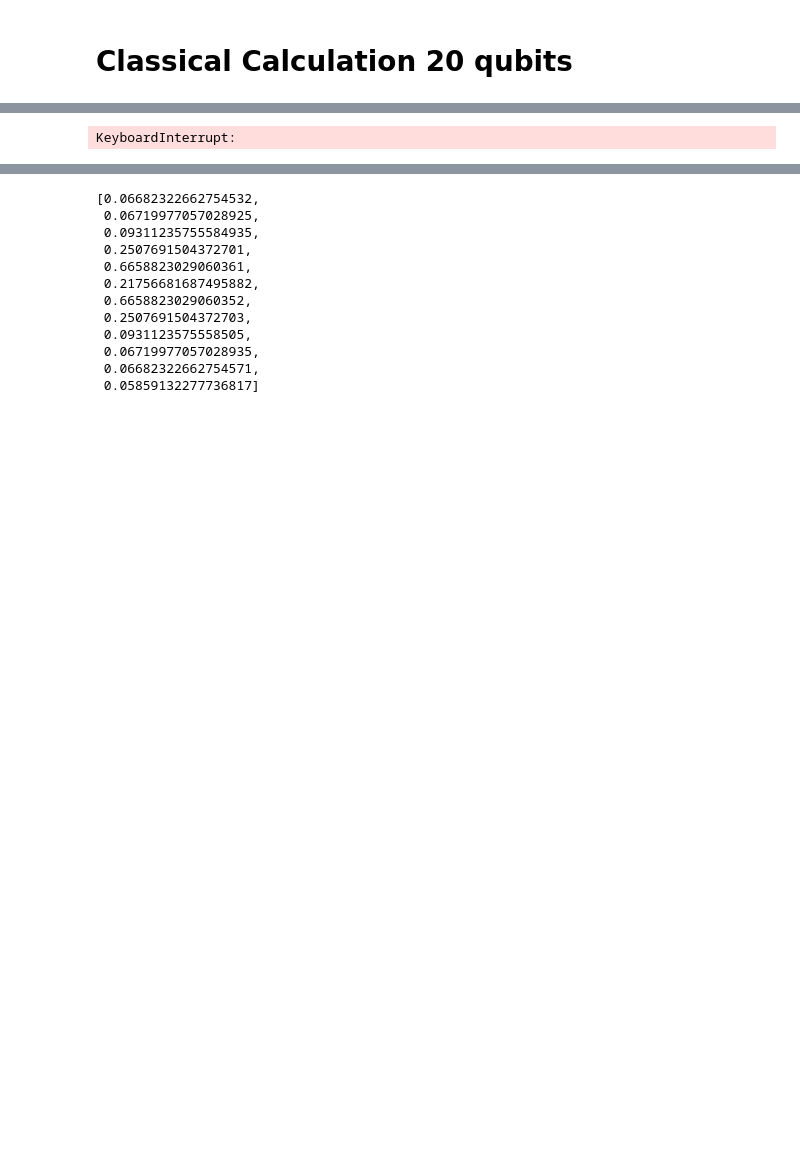
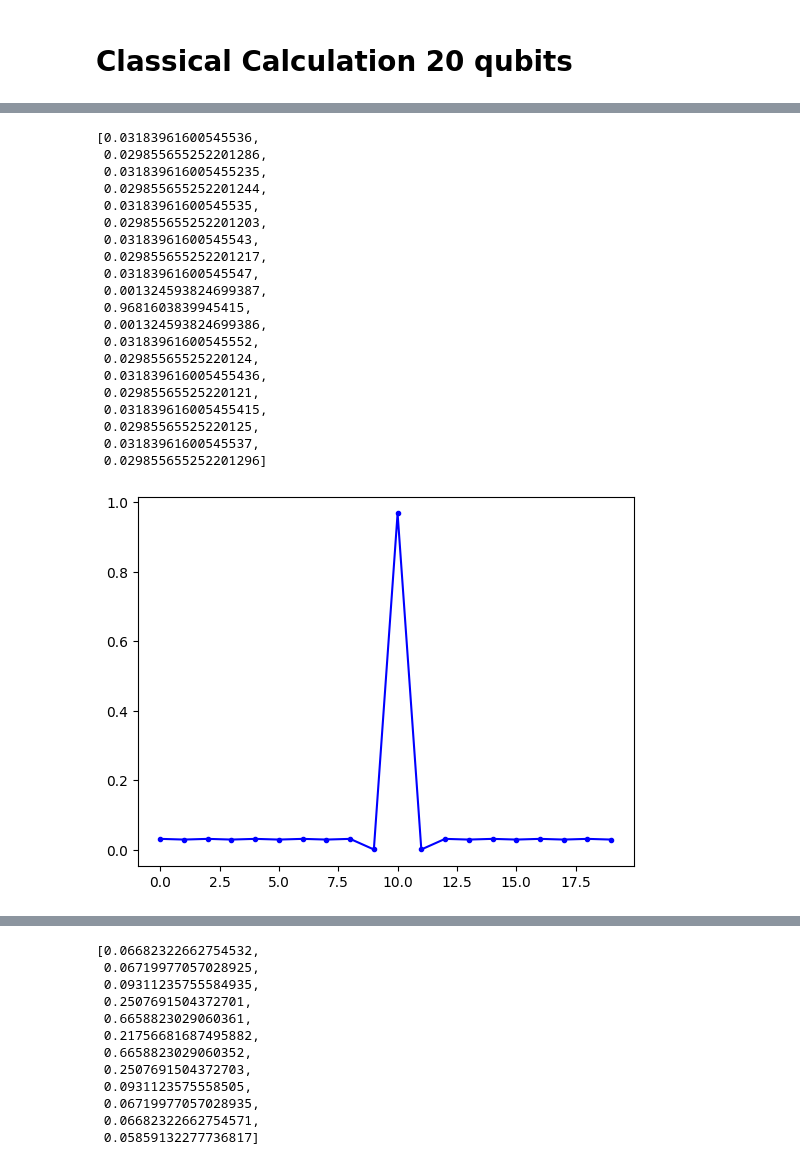
Before and after one commit to zhiyaol/string-breaking, a Jupyter notebook: Flow.ipynb, the cells around one changed output, grey strips where cells are left out. Drawn from its saved outputs; the diff is of its cells as text; code cells hidden in the pictures; blank space fills up the shorter version.

```diff
--- a/Flow.ipynb
+++ b/Flow.ipynb
@@ -54,4 +53,12 @@ def activate(init,nq): # init is a function of nq, init(nq) is a state
 
 def true_vac(state,nq):
     return apply_vqe_form(angles_from_vqe,nq,state)
+# %%
+
+# activate 1 site.
+
+def activate1(init,loc,nq): # init is a function of nq, init(nq) is a state, loc is which link is activated
+    #P0XP0 = math.pi/2* ft.reduce(sp.sparse.kron,[proj0,x,proj0])
+    act_mat =ft.reduce(sp.sparse.kron, [sp.sparse.identity(2**(loc)),x,sp.sparse.identity(2**(nq-loc-1))])
+    return act_mat @ init(nq)
 # %%
@@ -93,15 +122,40 @@ plot_E_per_site(vacuum,nQQ)
+# %%
+plot_E_per_site(initial1,nQQ)
+# %% [output]
+[0.03183961600545536,
+ 0.029855655252201286,
+ 0.031839616005455235,
+ 0.029855655252201244,
+ 0.03183961600545535,
+ 0.029855655252201203,
+ 0.03183961600545543,
+ 0.029855655252201217,
+ 0.03183961600545547,
+ 0.001324593824699387,
+ 0.9681603839945415,
+ 0.001324593824699386,
+ 0.03183961600545552,
+ 0.02985565525220124,
+ 0.031839616005455436,
+ 0.02985565525220121,
+ 0.031839616005455415,
+ 0.02985565525220125,
+ 0.03183961600545537,
+ 0.029855655252201296]
+[figure, added]
 # %%
 Hf = Hfull(nQQ,m,g).to_matrix(sparse = True)
 # %%
 # check vacuum propagation
 # this is not Trotterized
 
-ts = np.arange(0, 10, 0.8) # iffy on where to start and where to stop
+del_t = 0.8
+
+ts = np.arange(0, 10, del_t)
+final_vacuum = vacuum.copy()
 
 exp_val = []
-for i in ts:
-    final_vacuum = sp.sparse.linalg.expm_multiply(-1j * Hf * i,vacuum)
+for i in range(len(ts)):
+    final_vacuum = sp.sparse.linalg.expm_multiply(-1j * Hf * del_t,final_vacuum)
     exp_val.append(overlap(final_vacuum,vacuum))
-# %% [output]
-KeyboardInterrupt:
 # %%
```
Also changed, not shown: parts of 14 cells of this notebook, 2 other files.
